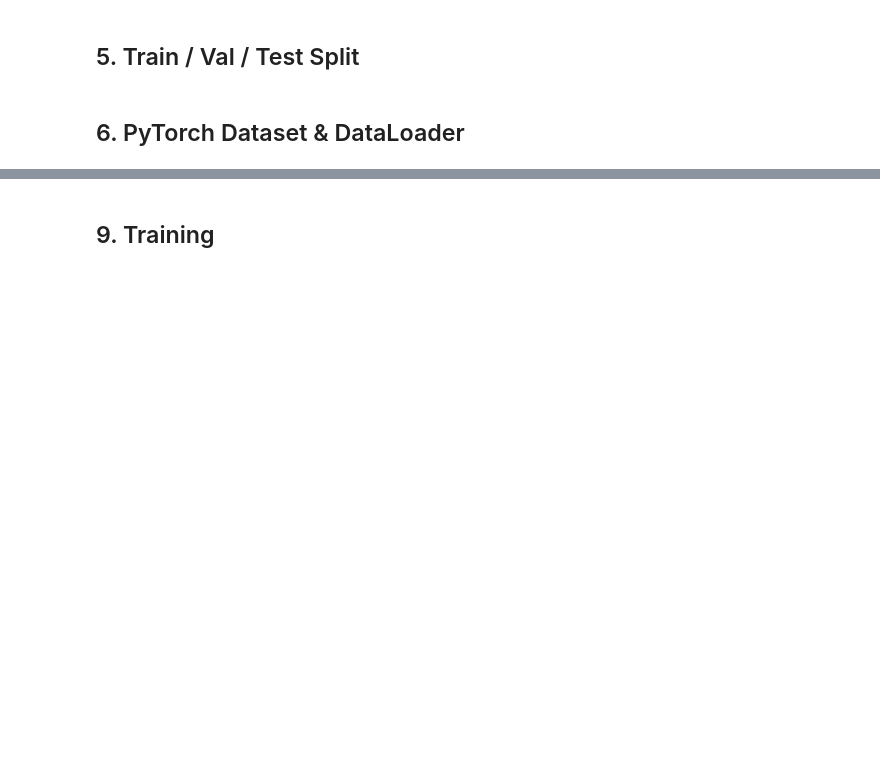
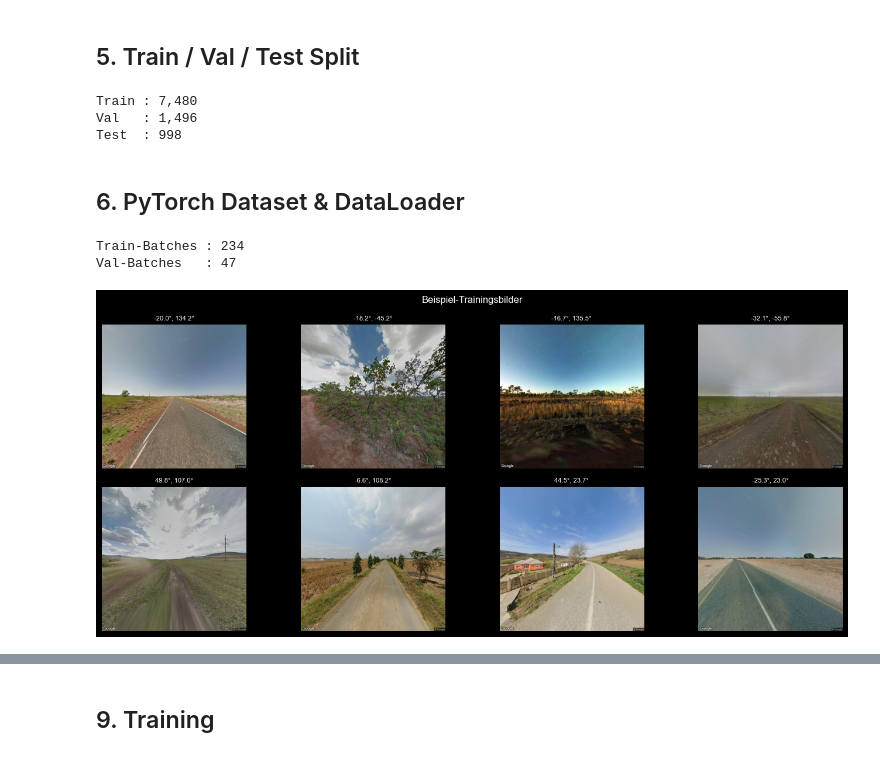
Before and after one commit to David-Tarlos/GeoAI, a Jupyter notebook: geoai.ipynb, the cells around one changed output, grey strips where cells are left out. Cells and saved outputs as stored; diff of their text form; code cells hidden in the pictures; blank space fills up the shorter version.

```diff
--- a/geoai.ipynb
+++ b/geoai.ipynb
@@ -326,16 +189,44 @@ print(f'Test  : {len(df_test):>6,}  ({100*len(df_test)/len(df_meta):.0f}%)')
+# %%
+# Klassen mit zu wenigen Bilder für Stratify rausfiltern
+label_counts = df_meta['label'].value_counts()
+ok_labels    = label_counts[label_counts >= 3].index
+df_strat     = df_meta[df_meta['label'].isin(ok_labels)]
+
+df_trainval, df_test = train_test_split(
+    df_strat, test_size=CFG['test_split'],
+    stratify=df_strat['label'], random_state=SEED
+)
+val_frac = CFG['val_split'] / (1 - CFG['test_split'])
+
+# Für val-split: Klassen mit < 2 Bildern ebenfalls entfernen
+label_counts2 = df_trainval['label'].value_counts()
+ok_labels2    = label_counts2[label_counts2 >= 2].index
+df_trainval2  = df_trainval[df_trainval['label'].isin(ok_labels2)]
+
+df_train, df_val = train_test_split(
+    df_trainval2, test_size=val_frac,
+    stratify=df_trainval2['label'], random_state=SEED
+)
+
+print(f'Train : {len(df_train):,}')
+print(f'Val   : {len(df_val):,}')
+print(f'Test  : {len(df_test):,}')
+# %% [output]
+Train : 7,480
+Val   : 1,496
+Test  : 998
 # %% [markdown]
 ## 6. PyTorch Dataset & DataLoader
 # %%
-IMG_MEAN = [0.485, 0.456, 0.406]  # ImageNet Normalisierung
+SZ       = CFG['img_size']
+IMG_MEAN = [0.485, 0.456, 0.406]
 IMG_STD  = [0.229, 0.224, 0.225]
-SZ = CFG['img_size']
 
 train_tf = transforms.Compose([
     transforms.Resize((SZ + 32, SZ + 32)),
     transforms.RandomCrop(SZ),
     transforms.RandomHorizontalFlip(),
     transforms.ColorJitter(brightness=0.3, contrast=0.3, saturation=0.2, hue=0.05),
-    transforms.RandomGrayscale(p=0.05),
     transforms.ToTensor(),
     transforms.Normalize(IMG_MEAN, IMG_STD),
 ])
@@ -343,55 +234,53 @@ train_tf = transforms.Compose([
 val_tf = transforms.Compose([
     transforms.Resize((SZ, SZ)),
     transforms.ToTensor(),
     transforms.Normalize(IMG_MEAN, IMG_STD),
 ])
 
 class GeoDataset(Dataset):
     def __init__(self, df: pd.DataFrame, transform=None):
-        self.df = df.reset_index(drop=True)
+        self.df        = df.reset_index(drop=True)
         self.transform = transform
 
     def __len__(self):
         return len(self.df)
 
     def __getitem__(self, idx):
-        row = self.df.iloc[idx]
-        img = Image.open(row['img_path']).convert('RGB')
+        row   = self.df.iloc[idx]
+        img   = Image.open(row['img_path']).convert('RGB')
         if self.transform:
             img = self.transform(img)
         label = int(row['label'])
-        # Echte Koordinaten für spätere Evaluation mitgeben
         lat, lon = float(row['lat']), float(row['lon'])
         return img, label, lat, lon
 
-train_ds  = GeoDataset(df_train, train_tf)
-val_ds    = GeoDataset(df_val,   val_tf)
-test_ds   = GeoDataset(df_test,  val_tf)
+train_ds = GeoDataset(df_train, train_tf)
+val_ds   = GeoDataset(df_val,   val_tf)
+test_ds  = GeoDataset(df_test,  val_tf)
 
-NUM_WORKERS = 4 if os.name != 'nt' else 0   # Windows: 0 Workers
+# Windows: num_workers=0 (kein Fork-Support)
+NW = 0
 
-train_loader = DataLoader(train_ds, batch_size=CFG['batch_size'],
-                          shuffle=True,  num_workers=NUM_WORKERS, pin_memory=True)
-val_loader   = DataLoader(val_ds,   batch_size=CFG['batch_size'],
-                          shuffle=False, num_workers=NUM_WORKERS, pin_memory=True)
-test_loader  = DataLoader(test_ds,  batch_size=CFG['batch_size'],
-                          shuffle=False, num_workers=NUM_WORKERS, pin_memory=True)
+train_loader = DataLoader(train_ds, batch_size=CFG['batch_size'], shuffle=True,  num_workers=NW)
+val_loader   = DataLoader(val_ds,   batch_size=CFG['batch_size'], shuffle=False, num_workers=NW)
+test_loader  = DataLoader(test_ds,  batch_size=CFG['batch_size'], shuffle=False, num_workers=NW)
 
 print(f'Train-Batches : {len(train_loader)}')
 print(f'Val-Batches   : {len(val_loader)}')
 
-# Beispiel-Bilder anzeigen
+# Beispiel-Bilder
 fig, axes = plt.subplots(2, 4, figsize=(14, 6))
-for i, ax in enumerate(axes.flat):
-    row = df_train.iloc[i]
+for ax, (_, row) in zip(axes.flat, df_train.sample(8, random_state=1).iterrows()):
     try:
-        img = Image.open(row['img_path']).convert('RGB')
-        ax.imshow(img)
-        ax.set_title(f'lat={row["lat"]:.2f}, lon={row["lon"]:.2f}', fontsize=7)
-    except Exception:
-        ax.text(0.5, 0.5, 'Ladefehler', ha='center')
+        ax.imshow(Image.open(row['img_path']).convert('RGB'))
+        ax.set_title(f'{row["lat"]:.1f}°, {row["lon"]:.1f}°', fontsize=8)
+    except Exception as e:
+        ax.text(0.5, 0.5, str(e), ha='center', fontsize=6)
     ax.axis('off')
 plt.suptitle('Beispiel-Trainingsbilder', fontsize=12)
-plt.tight_layout()
-plt.show()
+plt.tight_layout(); plt.show()
+# %% [output]
+Train-Batches : 234
+Val-Batches   : 47
+[figure, added]
 # %% [markdown]
```
Also changed, not shown: parts of 41 cells of this notebook, 1 other file.
